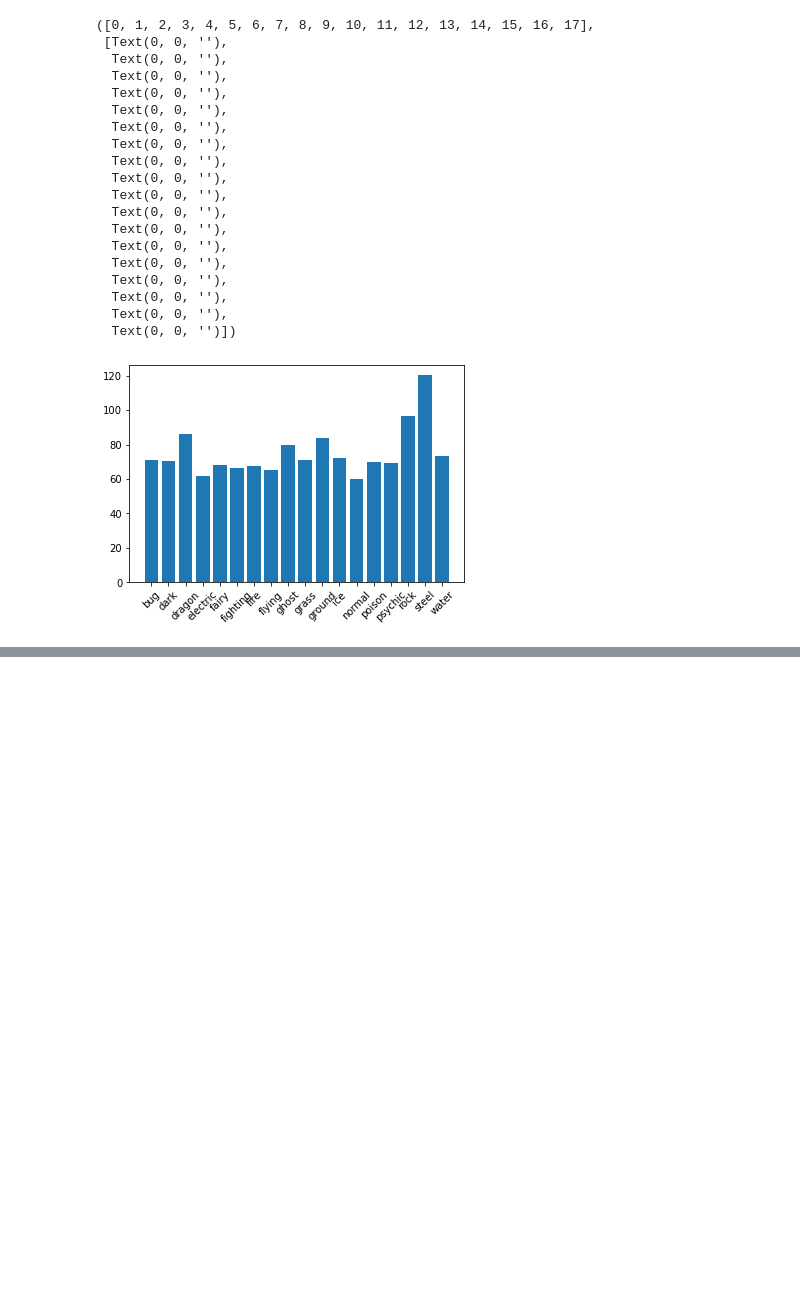
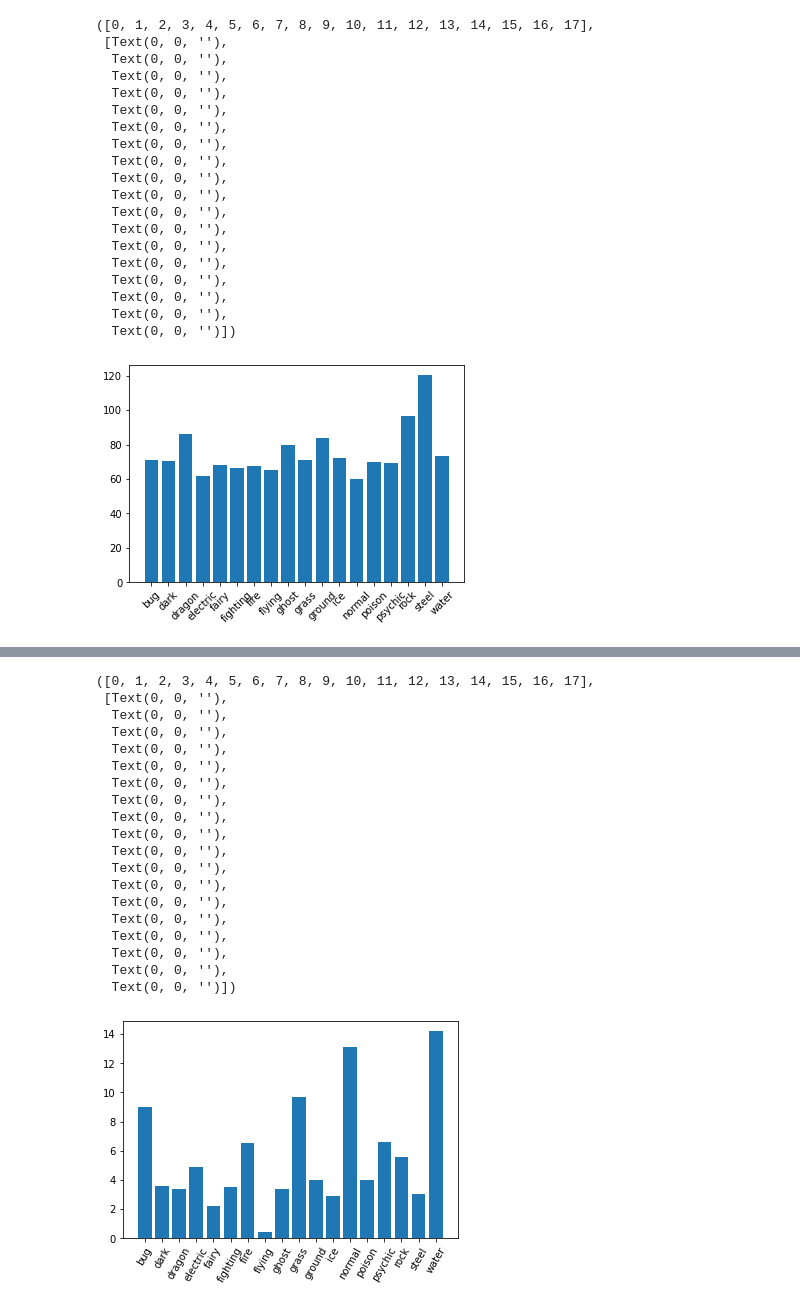
Before and after one commit to j-hendricks/Pokemon-Analysis, a Jupyter notebook: jupyter_notebook/Cleaning_Data.ipynb, the cells around one changed output, grey strips where cells are left out. Saved outputs shown, nothing was run; the diff lists cells and outputs as text; code cells hidden in the pictures; blank space fills up the shorter version.

```diff
--- a/jupyter_notebook/Cleaning_Data.ipynb
+++ b/jupyter_notebook/Cleaning_Data.ipynb
@@ -553,3 +534,6 @@ typing_info
 | rock | 90.666667 | 7765.333333 | 64.555556 | 447.266667 | 96.266667 | 9.793116e+05 | 1.271111 | 66.333333 | ... |
 | steel | 93.083333 | 11893.333333 | 50.833333 | 491.583333 | 120.208333 | 1.126232e+06 | 1.875000 | 66.791667 | ... |
 | water | 73.307018 | 5939.649123 | 67.543860 | 426.789474 | 73.482456 | 1.056716e+06 | 1.283333 | 70.219298 | ... |
+# %%
+count_type = clean_pokemon_df.groupby('type1').count()
+count_type
@@ -555,0 +560,5 @@ typing_info
+# %%
+total = count_type['name'].sum()
+# %%
+type_pct = round(count_type['name'] / total * 100,1)
+type_pct
@@ -555,0 +607,24 @@ typing_info
+# %%
+plt.bar(type_pct.index.tolist(), type_pct.values.tolist())
+plt.xticks(rotation = 60)
+# %% [output]
+([0, 1, 2, 3, 4, 5, 6, 7, 8, 9, 10, 11, 12, 13, 14, 15, 16, 17],
+ [Text(0, 0, ''),
+  Text(0, 0, ''),
+  Text(0, 0, ''),
+  Text(0, 0, ''),
+  Text(0, 0, ''),
+  Text(0, 0, ''),
+  Text(0, 0, ''),
+  Text(0, 0, ''),
+  Text(0, 0, ''),
+  Text(0, 0, ''),
+  Text(0, 0, ''),
+  Text(0, 0, ''),
+  Text(0, 0, ''),
+  Text(0, 0, ''),
+  Text(0, 0, ''),
+  Text(0, 0, ''),
+  Text(0, 0, ''),
+  Text(0, 0, '')])
+[figure, added]
```
Also changed, not shown: parts of 47 cells of this notebook.
